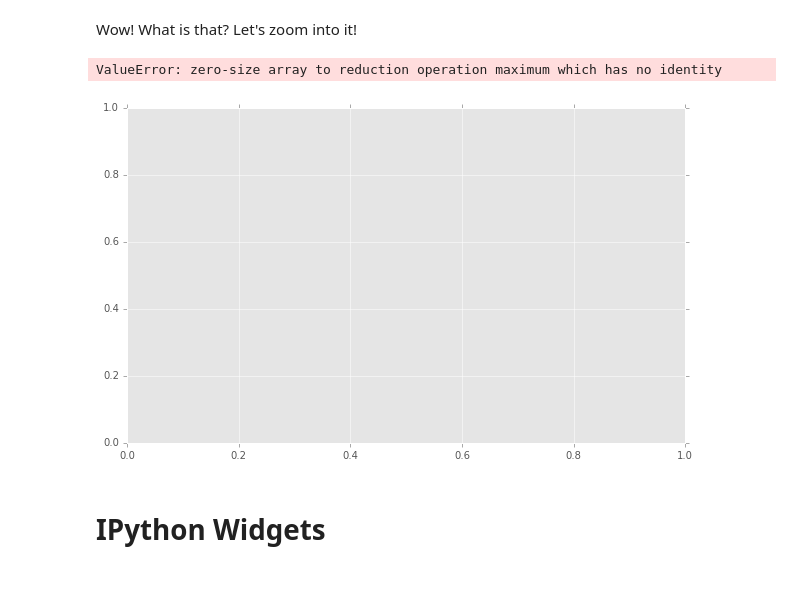
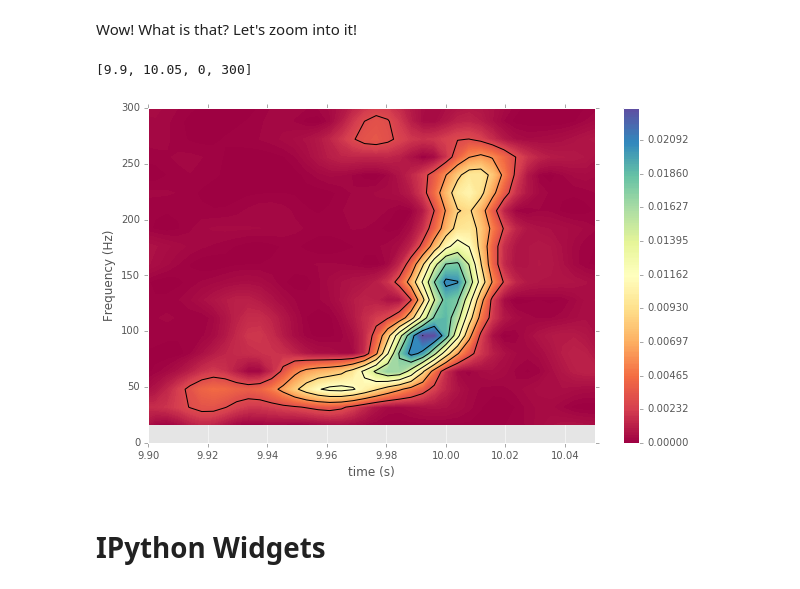
Before and after one commit to AeroPython/basic-python-packages-for-science, a Jupyter notebook: Basic Python Packages for Science.ipynb, the cells around one changed output. Drawn from its saved outputs; the diff is of its cells as text; code cells hidden in the pictures.

```diff
--- a/Basic Python Packages for Science.ipynb
+++ b/Basic Python Packages for Science.ipynb
@@ -656,25 +644,18 @@ plt.colorbar()
 # %% [markdown]
 Wow! What is that? Let's zoom into it!
 # %%
-time_frontiers = [9.8, 10.5]
-freq_frontiers = [0, 500]
 
-time_index = [np.argmax(time_vector>time_frontiers[0]),
-                      np.argmax(time_vector>time_frontiers[1])]
-freq_index = [np.argmax(frequency_vector>freq_frontiers[0]),
-                      np.argmax(frequency_vector>freq_frontiers[1])]
-time_window = time_2D[freq_index[0]:freq_index[1],time_index[0]:time_index[1]]
-freq_window = freq_2D[freq_index[0]:freq_index[1],time_index[0]:time_index[1]]
-intens_window = intensity_matrix[freq_index[0]:freq_index[1],time_index[0]:time_index[1]]
 plt.figure(figsize=(10,6))
-plt.contourf(time_window, freq_window,intens_window,np.linspace(0, 0.02313, 200),cmap = plt.cm.Spectral)
+plt.contourf(time_2D, freq_2D,intensity_matrix,np.linspace(0, 0.02313, 200),cmap = plt.cm.Spectral)
 plt.colorbar()
-plt.contour(time_window, freq_window,intens_window,np.linspace(0, 0.02313, 9), colors='k')
+plt.contour(time_2D, freq_2D,intensity_matrix,np.linspace(0, 0.02313, 9), colors='k')
 plt.xlabel('time (s)')
 plt.ylabel('Frequency (Hz)')
+
+plt.axis([9.9, 10.05, 0, 300])
 # %% [output]
-ValueError: zero-size array to reduction operation maximum which has no identity
+[9.9, 10.05, 0, 300]
-[figure, old version]
+[figure, new version]
 # %% [markdown]
 # IPython Widgets
 # %% [markdown]
```
Also changed, not shown: parts of 16 cells of this notebook.
